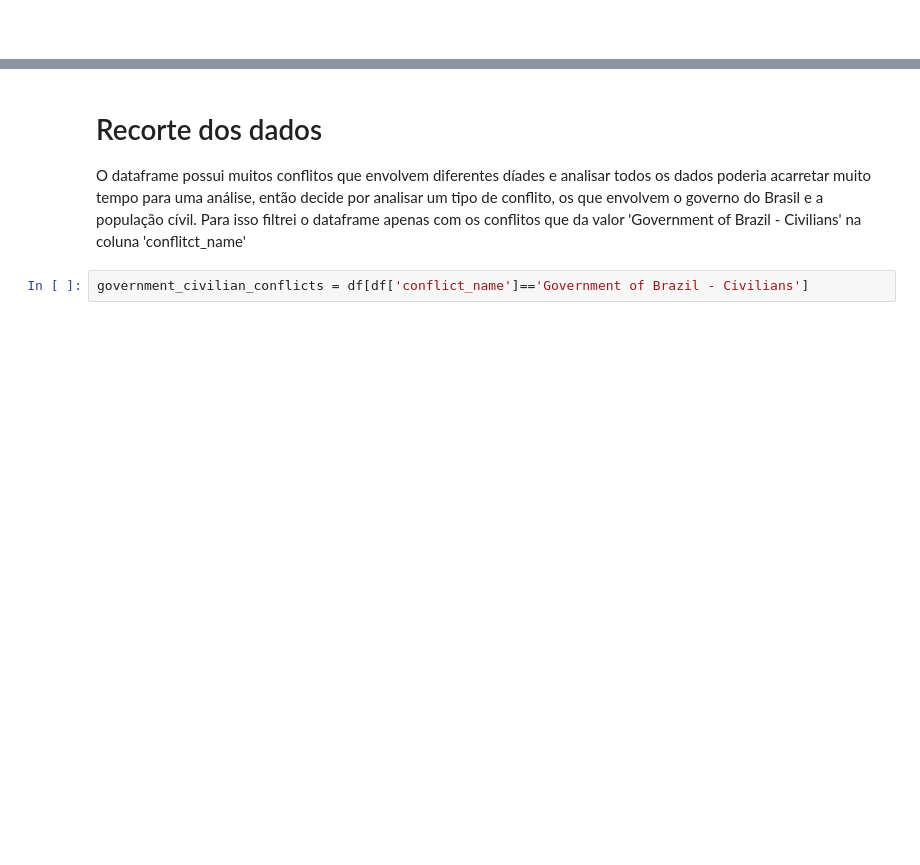
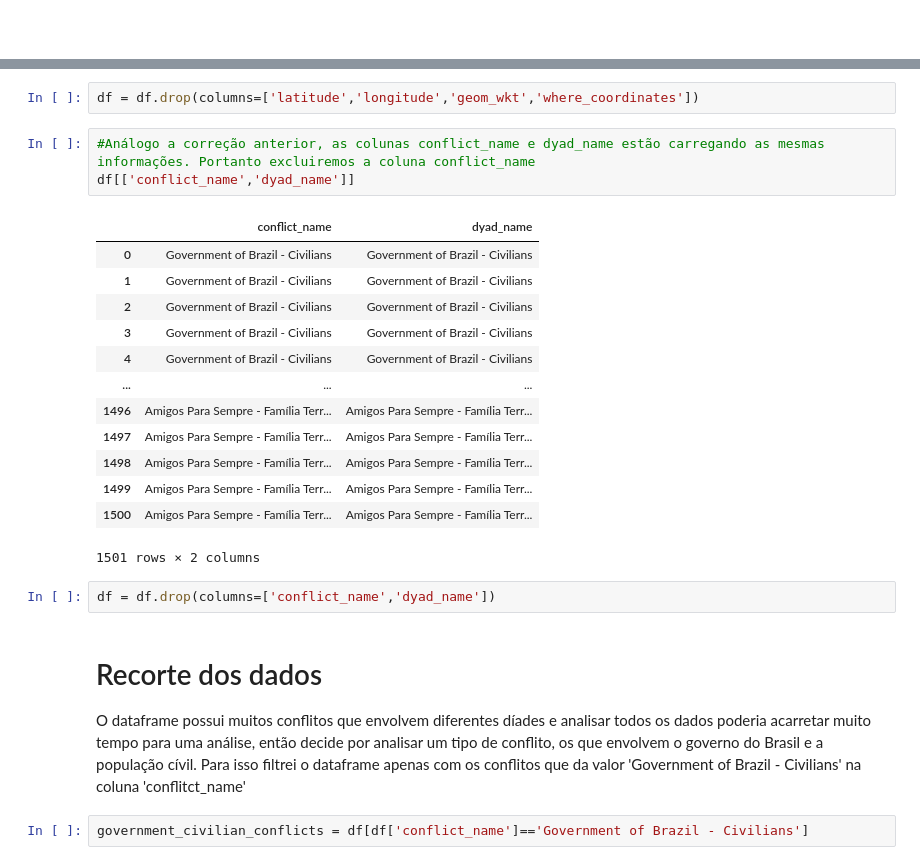
Before and after one commit to AlvaroSampaio/Brazilian-Lethal-violence, a Jupyter notebook: 01EDA.ipynb, the cells around one changed output, grey strips where cells are left out. Cells and saved outputs as stored; diff of their text form; blank space fills up the shorter version.

```diff
--- a/01EDA.ipynb
+++ b/01EDA.ipynb
@@ -154,3 +278,24 @@ Name: count, dtype: int64
+# %%
+df = df.drop(columns=['latitude','longitude','geom_wkt','where_coordinates'])
+# %%
+#Análogo a correção anterior, as colunas conflict_name e dyad_name estão carregando as mesmas informações. Portanto excluiremos a coluna conflict_name
+df[['conflict_name','dyad_name']]
+# %% [output]
+|  | conflict_name | dyad_name |
+| 0 | Government of Brazil - Civilians | Government of Brazil - Civilians |
+| 1 | Government of Brazil - Civilians | Government of Brazil - Civilians |
+| 2 | Government of Brazil - Civilians | Government of Brazil - Civilians |
+| 3 | Government of Brazil - Civilians | Government of Brazil - Civilians |
+| 4 | Government of Brazil - Civilians | Government of Brazil - Civilians |
+| ... | ... | ... |
+| 1496 | Amigos Para Sempre - Família Terr... | Amigos Para Sempre - Família Terr... |
+| 1497 | Amigos Para Sempre - Família Terr... | Amigos Para Sempre - Família Terr... |
+| 1498 | Amigos Para Sempre - Família Terr... | Amigos Para Sempre - Família Terr... |
+| 1499 | Amigos Para Sempre - Família Terr... | Amigos Para Sempre - Família Terr... |
+| 1500 | Amigos Para Sempre - Família Terr... | Amigos Para Sempre - Família Terr... |
+1501 rows × 2 columns
+# %%
+df = df.drop(columns=['conflict_name','dyad_name'])
 # %% [markdown]
 # Recorte dos dados
 
```
Also changed, not shown: parts of 17 cells of this notebook.
